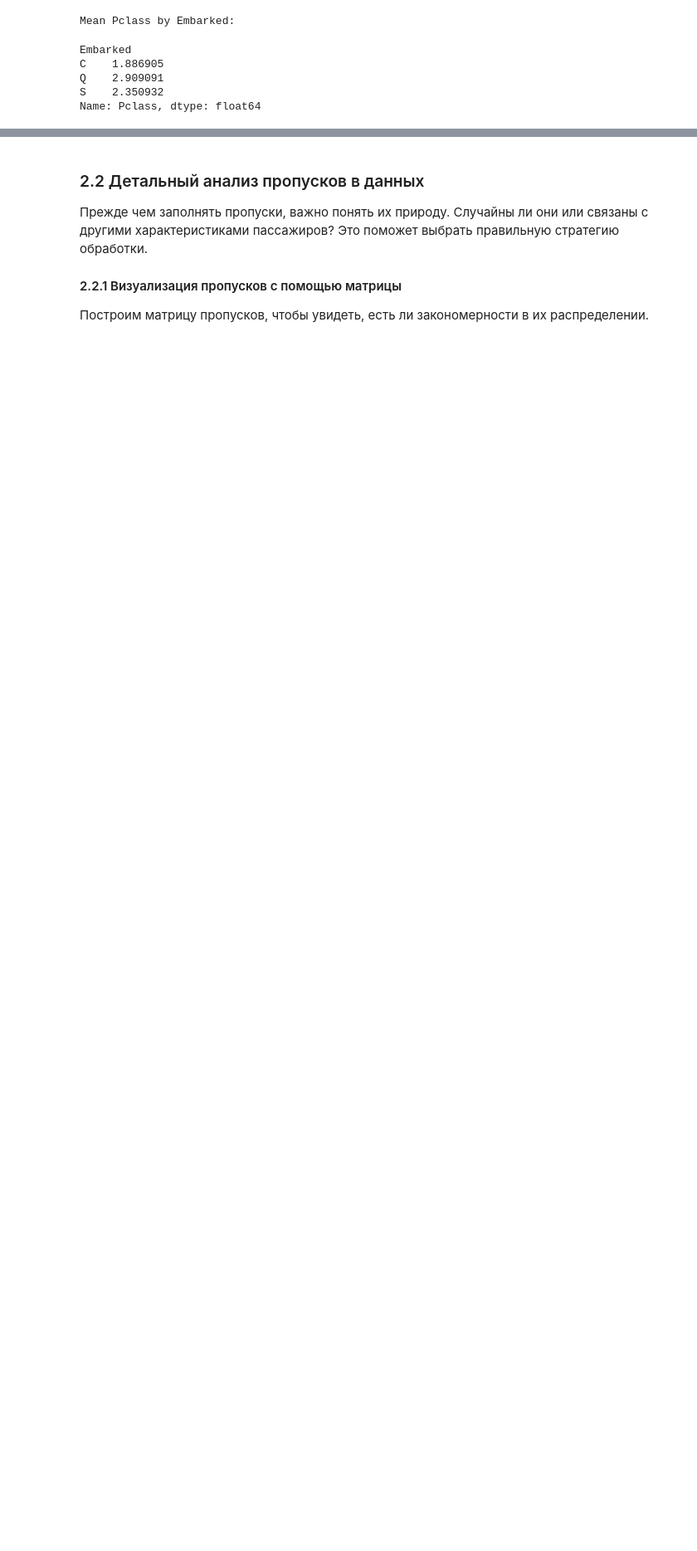
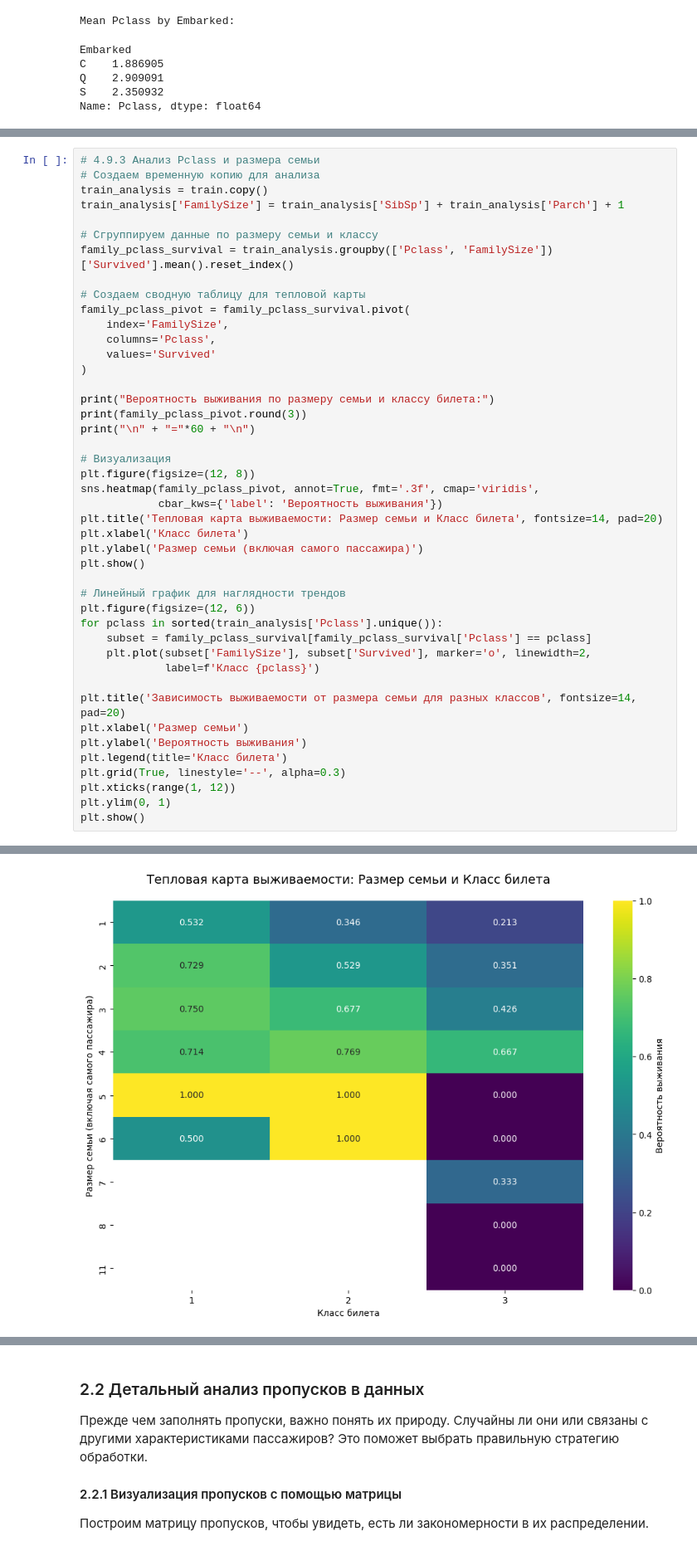
Before and after one commit to sav-git/titanic_survival, a Jupyter notebook: Titanic Predication.ipynb, the cells around one changed output, grey strips where cells are left out. Shown at 83% size. Saved outputs shown, nothing was run; the diff lists cells and outputs as text; blank space fills up the shorter version.

```diff
--- a/Titanic Predication.ipynb
+++ b/Titanic Predication.ipynb
@@ -421,0 +523,45 @@ Name: Pclass, dtype: float64
+# %%
+# 4.9.3 Анализ Pclass и размера семьи
+# Создаем временную копию для анализа
+train_analysis = train.copy()
+train_analysis['FamilySize'] = train_analysis['SibSp'] + train_analysis['Parch'] + 1
+
+# Сгруппируем данные по размеру семьи и классу
+family_pclass_survival = train_analysis.groupby(['Pclass', 'FamilySize'])['Survived'].mean().reset_index()
+
+# Создаем сводную таблицу для тепловой карты
+family_pclass_pivot = family_pclass_survival.pivot(
+    index='FamilySize',
+    columns='Pclass',
+    values='Survived'
+)
+
+print("Вероятность выживания по размеру семьи и классу билета:")
+print(family_pclass_pivot.round(3))
+print("\n" + "="*60 + "\n")
+
+# Визуализация
+plt.figure(figsize=(12, 8))
+sns.heatmap(family_pclass_pivot, annot=True, fmt='.3f', cmap='viridis',
+            cbar_kws={'label': 'Вероятность выживания'})
+plt.title('Тепловая карта выживаемости: Размер семьи и Класс билета', fontsize=14, pad=20)
+plt.xlabel('Класс билета')
+plt.ylabel('Размер семьи (включая самого пассажира)')
+plt.show()
+
+# Линейный график для наглядности трендов
+plt.figure(figsize=(12, 6))
+for pclass in sorted(train_analysis['Pclass'].unique()):
+    subset = family_pclass_survival[family_pclass_survival['Pclass'] == pclass]
+    plt.plot(subset['FamilySize'], subset['Survived'], marker='o', linewidth=2,
+             label=f'Класс {pclass}')
+
+plt.title('Зависимость выживаемости от размера семьи для разных классов', fontsize=14, pad=20)
+plt.xlabel('Размер семьи')
+plt.ylabel('Вероятность выживания')
+plt.legend(title='Класс билета')
+plt.grid(True, linestyle='--', alpha=0.3)
+plt.xticks(range(1, 12))
+plt.ylim(0, 1)
+plt.show()
+# %% [output]
@@ -421,0 +582 @@ Name: Pclass, dtype: float64
+[figure, added]
```
Also changed, not shown: parts of 23 cells of this notebook.
